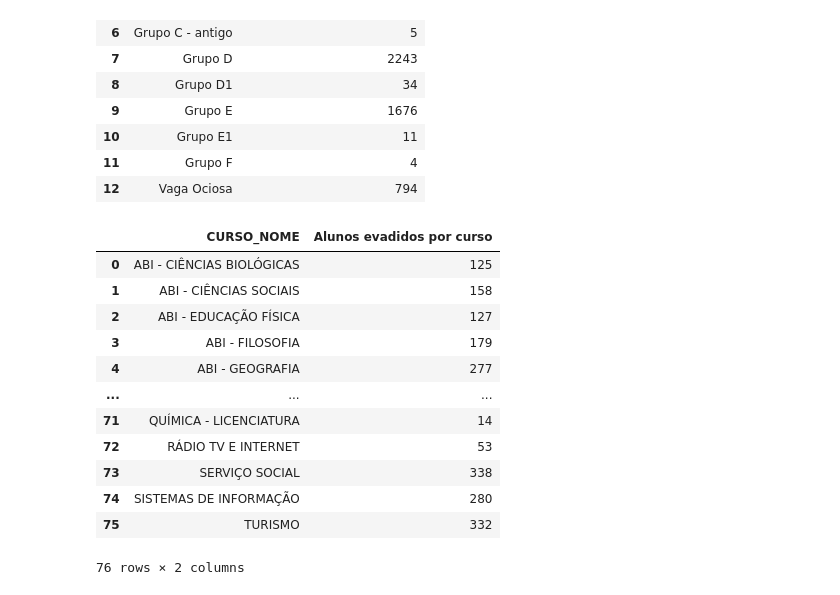
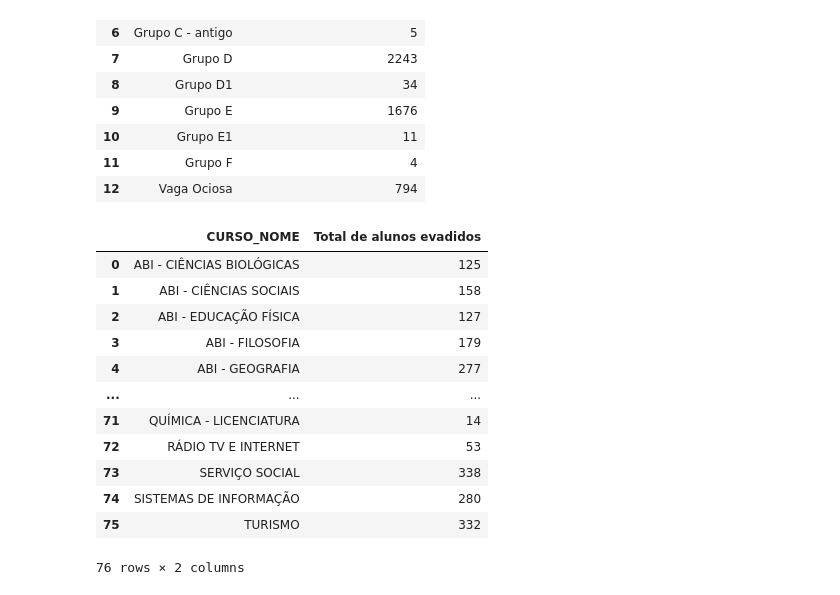
Before and after one commit to heliomacedofilho/projetos-do-bootcamp-analise-de-dados-enap-2023, a Jupyter notebook: analise_da_evasao_estudantil/Dados/Regressão linear.ipynb, the cells around one changed output. Saved outputs shown, nothing was run; the diff lists cells and outputs as text; code cells hidden in the pictures.

```diff
--- a/analise_da_evasao_estudantil/Dados/Regressão linear.ipynb
+++ b/analise_da_evasao_estudantil/Dados/Regressão linear.ipynb
@@ -7,10 +7,10 @@ import matplotlib.pyplot as plt
 from sklearn.linear_model import LinearRegression
 # %%
 import os
-filepath = os.path.join(os.getcwd(), 'dataset_grad_pres.csv')
+filepath = os.path.join(os.getcwd(), 'dataset_tratado.csv')
 # %%
 df_completo = pd.read_csv(filepath, engine='python',
-                     on_bad_lines='warn', encoding='iso-8859-1', header=0, sep = ";")
+                     on_bad_lines='warn', header=0, sep = ",")
 # %%
 df_completo.keys()
 # %% [output]
@@ -248,10 +252,10 @@ evadidos_por_cota
 import statsmodels.api as sm
 import statsmodels.formula.api as smf
 # %%
-evadidos_por_curso = df_evadidos.groupby('CURSO_NOME').size().reset_index(name='Alunos evadidos por curso')
+evadidos_por_curso = df_evadidos.groupby('CURSO_NOME').size().reset_index(name='Total de alunos evadidos')
 evadidos_por_curso
 # %% [output]
-|  | CURSO_NOME | Alunos evadidos por curso |
+|  | CURSO_NOME | Total de alunos evadidos |
 | 0 | ABI - CIÊNCIAS BIOLÓGICAS | 125 |
 | 1 | ABI - CIÊNCIAS SOCIAIS | 158 |
 | 2 | ABI - EDUCAÇÃO FÍSICA | 127 |
```
Also changed, not shown: parts of 6 cells of this notebook.
